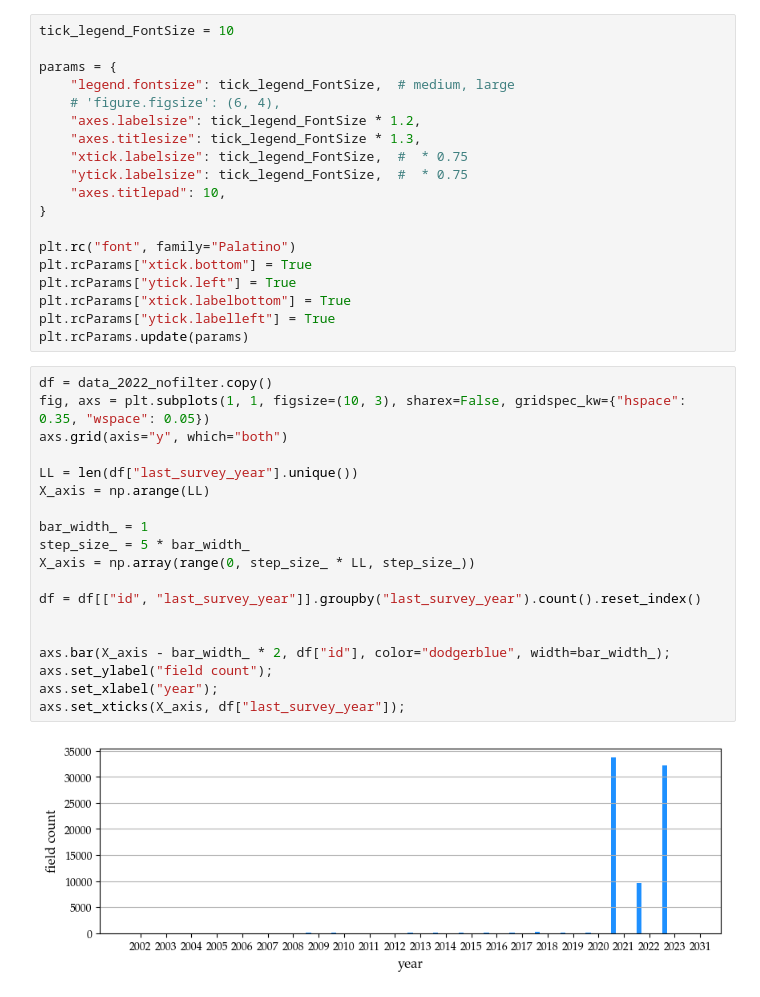
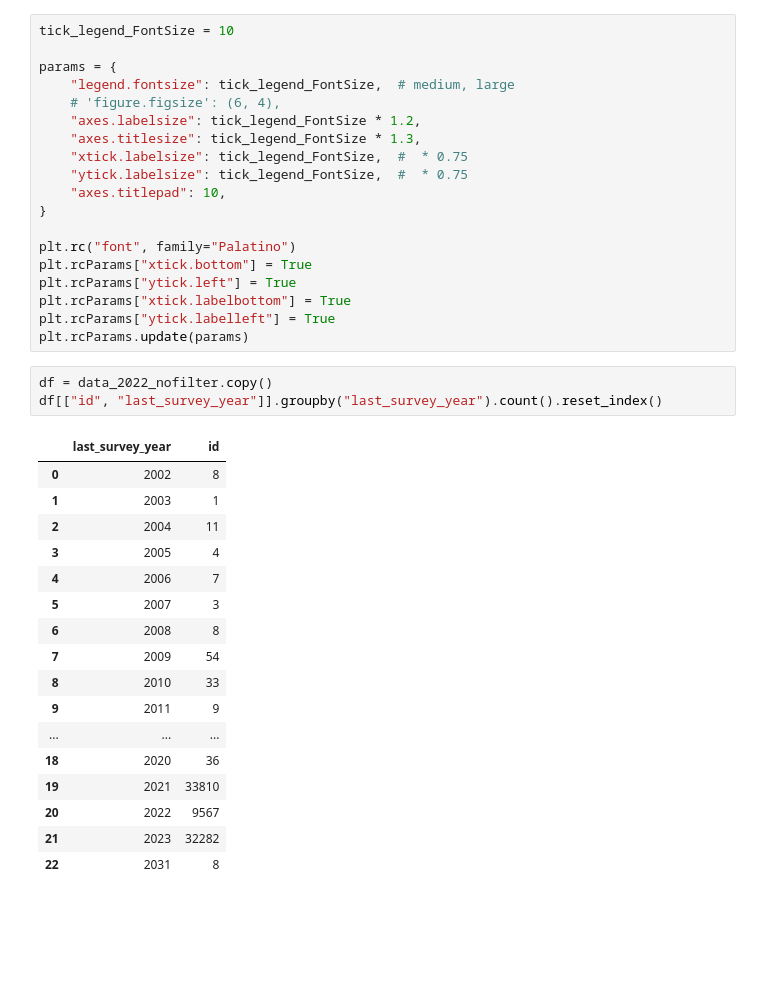
Before and after one commit to HNoorazar/Ag_Others, a Jupyter notebook: Amin/Joel_surveyDateHistoram.ipynb, the cells around one changed output. Cells and saved outputs as stored; diff of their text form; blank space fills up the shorter version.

```diff
--- a/Amin/Joel_surveyDateHistoram.ipynb
+++ b/Amin/Joel_surveyDateHistoram.ipynb
@@ -84,22 +84,22 @@ plt.rcParams["ytick.labelleft"] = True
 plt.rcParams.update(params)
 # %%
 df = data_2022_nofilter.copy()
-fig, axs = plt.subplots(1, 1, figsize=(10, 3), sharex=False, gridspec_kw={"hspace": 0.35, "wspace": 0.05})
-axs.grid(axis="y", which="both")
-
-LL = len(df["last_survey_year"].unique())
-X_axis = np.arange(LL)
-
-bar_width_ = 1
-step_size_ = 5 * bar_width_
-X_axis = np.array(range(0, step_size_ * LL, step_size_))
-
-df = df[["id", "last_survey_year"]].groupby("last_survey_year").count().reset_index()
-
-
-axs.bar(X_axis - bar_width_ * 2, df["id"], color="dodgerblue", width=bar_width_);
-axs.set_ylabel("field count");
-axs.set_xlabel("year");
-axs.set_xticks(X_axis, df["last_survey_year"]);
+df[["id", "last_survey_year"]].groupby("last_survey_year").count().reset_index()
 # %% [output]
-[figure, removed]
+|  | last_survey_year | id |
+| 0 | 2002 | 8 |
+| 1 | 2003 | 1 |
+| 2 | 2004 | 11 |
+| 3 | 2005 | 4 |
+| 4 | 2006 | 7 |
+| 5 | 2007 | 3 |
+| 6 | 2008 | 8 |
+| 7 | 2009 | 54 |
+| 8 | 2010 | 33 |
+| 9 | 2011 | 9 |
+| ... | ... | ... |
+| 18 | 2020 | 36 |
+| 19 | 2021 | 33810 |
+| 20 | 2022 | 9567 |
+| 21 | 2023 | 32282 |
+| 22 | 2031 | 8 |
```
Also changed, not shown: parts of 3 cells of this notebook, 2 other files.
